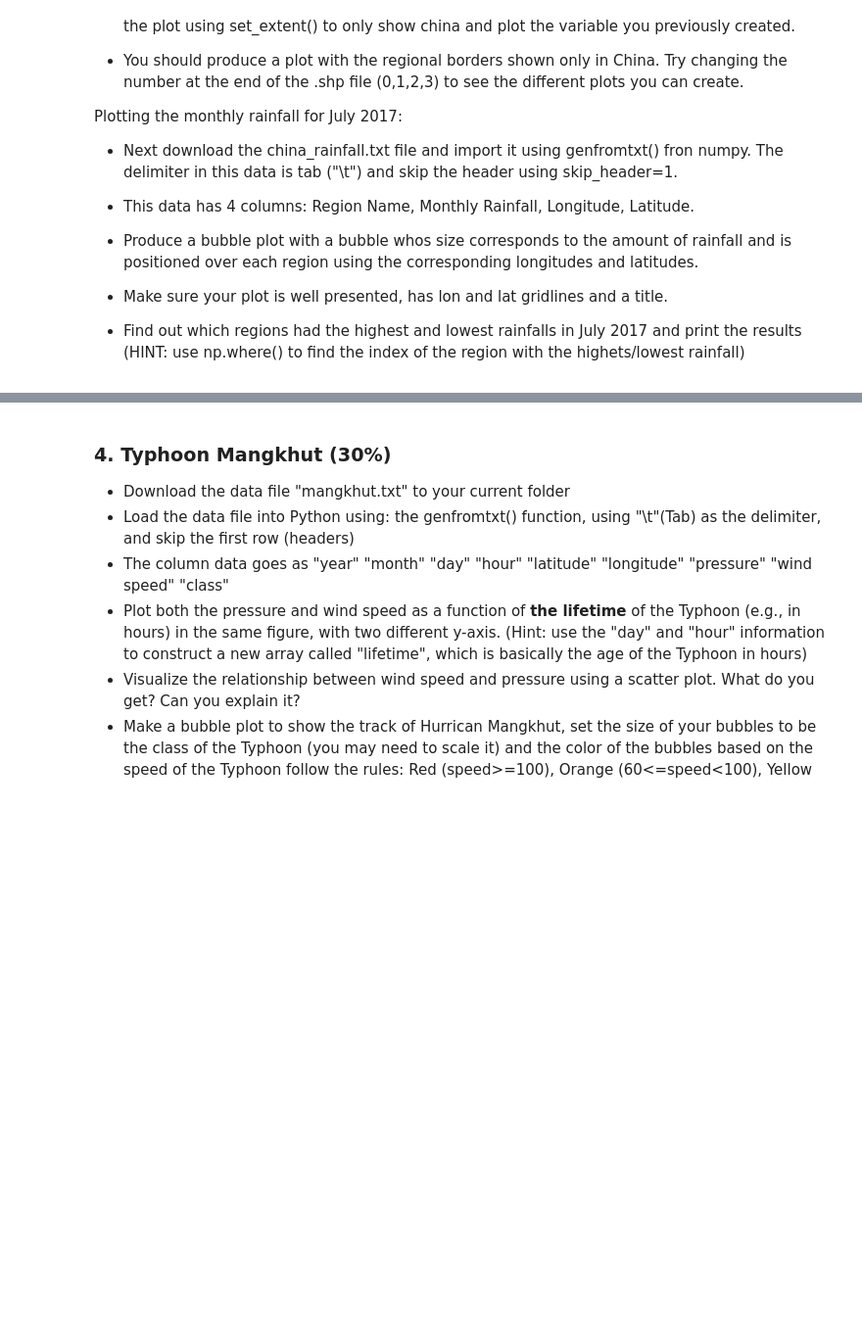
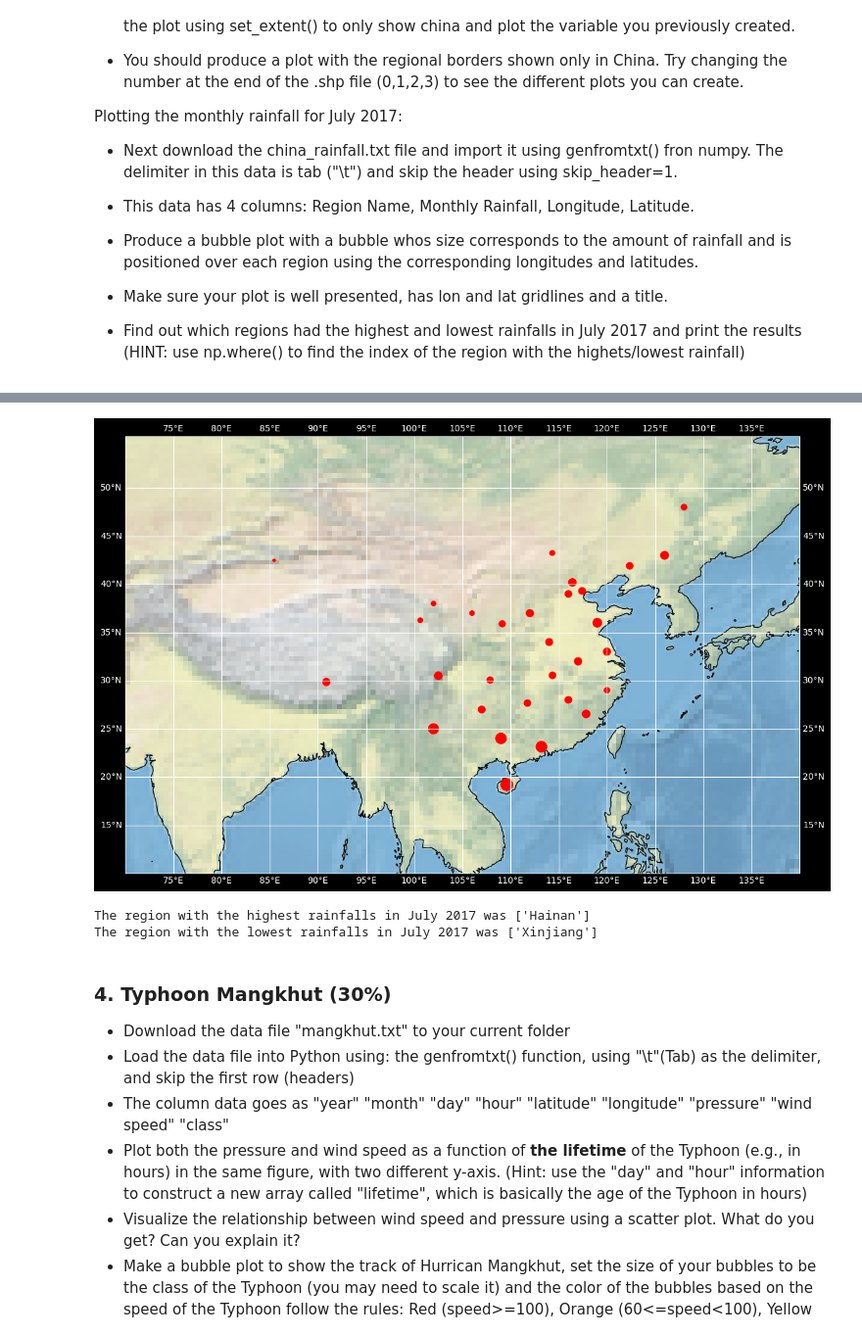
Before and after one commit to JerrySiRi/NJUAI_Learning_partial, a Jupyter notebook: HKU_exchange/Data_analysis_and_modeling_EASC2410/Assignment/HW 4/HW4 Revised-2024.ipynb, the cells around one changed output, grey strips where cells are left out. Shown at 98% size. Cells and saved outputs as stored; diff of their text form; code cells hidden in the pictures; blank space fills up the shorter version.

```diff
--- a/HKU_exchange/Data_analysis_and_modeling_EASC2410/Assignment/HW 4/HW4 Revised-2024.ipynb
+++ b/HKU_exchange/Data_analysis_and_modeling_EASC2410/Assignment/HW 4/HW4 Revised-2024.ipynb
@@ -155,3 +183,41 @@ Plotting the monthly rainfall for July 2017:
+# %%
+rainfall = np.genfromtxt("./China_Rainfall.txt", delimiter="\t", skip_header = 1, encoding="utf-8", dtype=str)
+# `dtype`参数来显式指定数据类型为字符串
+#  default type = int !!!
+R_Name = rainfall[:,0]
+M_Rainfall = rainfall[:,1]
+M_Rainfall = np.array([float(item) for item in M_Rainfall])
+Long = rainfall[:,2]
+Long = np.array([float(item) for item in Long])
+Lat = rainfall[:,3]
+Lat = np.array([float(item) for item in Lat])
+
+fig = plt.figure(figsize=(14,10))
+ax = plt.axes(projection=ccrs.PlateCarree())
+ax.coastlines(resolution='50m')
+extent = [70, 140, 10, 50]
+ax.set_extent(extent)
+ax.gridlines(draw_labels=True, xlocs=range(70,140,5), ylocs=range(10,55,5))
+ax.stock_img()
+ax.scatter(Long, Lat, M_Rainfall/2, color='r', transform=ccrs.PlateCarree())
+plt.show()
+
+""""
+Find out which regions had the highest and lowest rainfalls in July 2017
+and print the results
+(HINT: use np.where() to find the index of the region with the highets/lowest rainfall)
+"""
+
+max_amount = np.max(M_Rainfall)
+min_amount = np.min(M_Rainfall)
+index_max = np.where(M_Rainfall == max_amount)
+index_min = np.where(M_Rainfall == min_amount)
+print("The region with the highest rainfalls in July 2017 was {0}".format(R_Name[index_max]))
+print("The region with the lowest rainfalls in July 2017 was {0}".format(R_Name[index_min]))
+# %% [output]
+[figure, added]
+The region with the highest rainfalls in July 2017 was ['Hainan']
+The region with the lowest rainfalls in July 2017 was ['Xinjiang']
 # %% [markdown]
 ### 4. Typhoon Mangkhut (30%)
 
```
Also changed, not shown: parts of 4 cells of this notebook.
